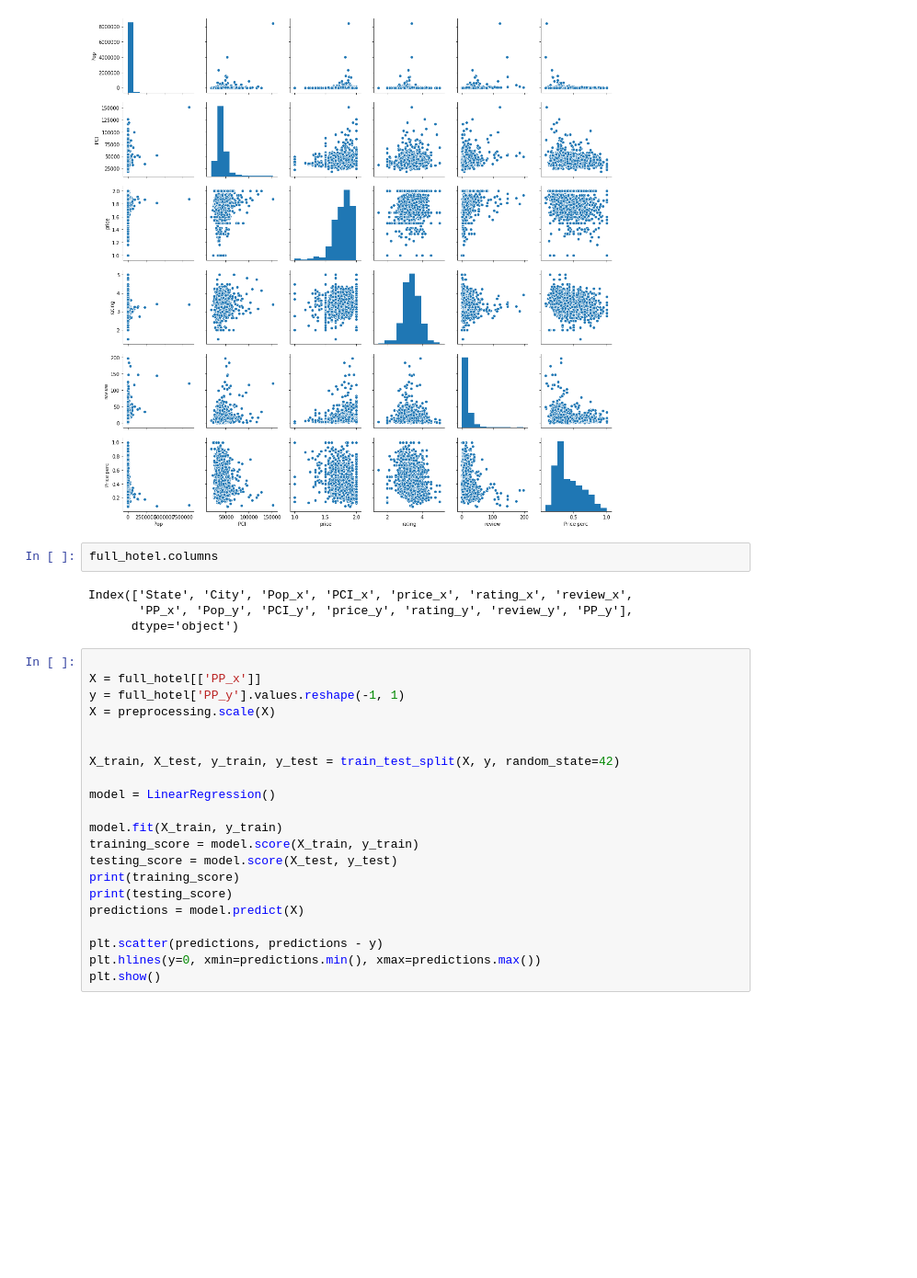
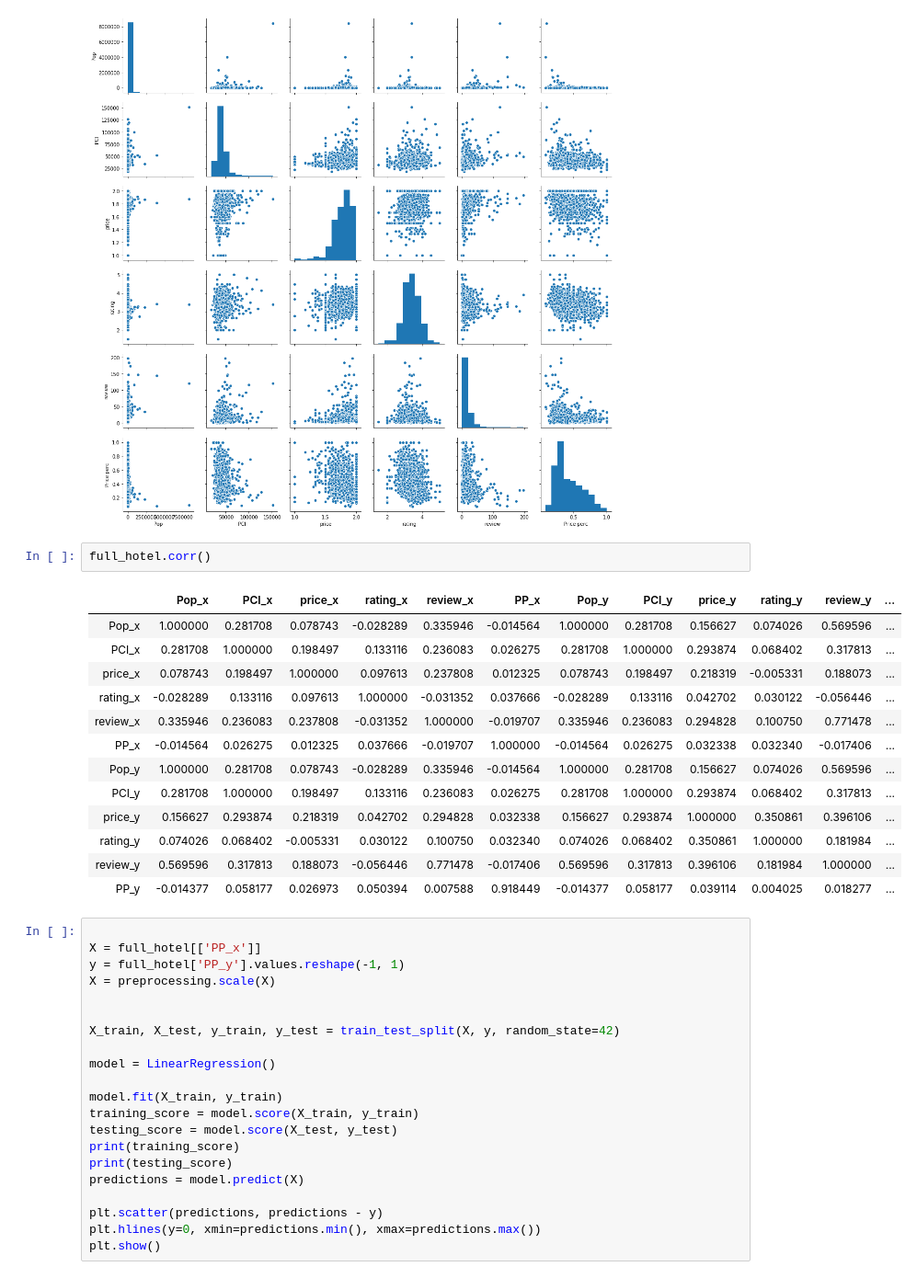
Before and after one commit to kcdevillier/City_Income, a Jupyter notebook: ML.ipynb, the cells around one changed output. Shown at 92% size. Cells and saved outputs as stored; diff of their text form; blank space fills up the shorter version.

```diff
--- a/ML.ipynb
+++ b/ML.ipynb
@@ -277,11 +279,21 @@ snsplot(cheap_hotel_data)
 [figure]
 [figure]
 # %%
-full_hotel.columns
+full_hotel.corr()
 # %% [output]
-Index(['State', 'City', 'Pop_x', 'PCI_x', 'price_x', 'rating_x', 'review_x',
-       'PP_x', 'Pop_y', 'PCI_y', 'price_y', 'rating_y', 'review_y', 'PP_y'],
-      dtype='object')
+|  | Pop_x | PCI_x | price_x | rating_x | review_x | PP_x | Pop_y | PCI_y | price_y | rating_y | review_y | ... |
+| Pop_x | 1.000000 | 0.281708 | 0.078743 | -0.028289 | 0.335946 | -0.014564 | 1.000000 | 0.281708 | 0.156627 | 0.074026 | 0.569596 | ... |
+| PCI_x | 0.281708 | 1.000000 | 0.198497 | 0.133116 | 0.236083 | 0.026275 | 0.281708 | 1.000000 | 0.293874 | 0.068402 | 0.317813 | ... |
+| price_x | 0.078743 | 0.198497 | 1.000000 | 0.097613 | 0.237808 | 0.012325 | 0.078743 | 0.198497 | 0.218319 | -0.005331 | 0.188073 | ... |
+| rating_x | -0.028289 | 0.133116 | 0.097613 | 1.000000 | -0.031352 | 0.037666 | -0.028289 | 0.133116 | 0.042702 | 0.030122 | -0.056446 | ... |
+| review_x | 0.335946 | 0.236083 | 0.237808 | -0.031352 | 1.000000 | -0.019707 | 0.335946 | 0.236083 | 0.294828 | 0.100750 | 0.771478 | ... |
+| PP_x | -0.014564 | 0.026275 | 0.012325 | 0.037666 | -0.019707 | 1.000000 | -0.014564 | 0.026275 | 0.032338 | 0.032340 | -0.017406 | ... |
+| Pop_y | 1.000000 | 0.281708 | 0.078743 | -0.028289 | 0.335946 | -0.014564 | 1.000000 | 0.281708 | 0.156627 | 0.074026 | 0.569596 | ... |
+| PCI_y | 0.281708 | 1.000000 | 0.198497 | 0.133116 | 0.236083 | 0.026275 | 0.281708 | 1.000000 | 0.293874 | 0.068402 | 0.317813 | ... |
+| price_y | 0.156627 | 0.293874 | 0.218319 | 0.042702 | 0.294828 | 0.032338 | 0.156627 | 0.293874 | 1.000000 | 0.350861 | 0.396106 | ... |
+| rating_y | 0.074026 | 0.068402 | -0.005331 | 0.030122 | 0.100750 | 0.032340 | 0.074026 | 0.068402 | 0.350861 | 1.000000 | 0.181984 | ... |
+| review_y | 0.569596 | 0.317813 | 0.188073 | -0.056446 | 0.771478 | -0.017406 | 0.569596 | 0.317813 | 0.396106 | 0.181984 | 1.000000 | ... |
+| PP_y | -0.014377 | 0.058177 | 0.026973 | 0.050394 | 0.007588 | 0.918449 | -0.014377 | 0.058177 | 0.039114 | 0.004025 | 0.018277 | ... |
 # %%
 
 X = full_hotel[['PP_x']]
```
Also changed, not shown: parts of 1 cell of this notebook, 10 other files.
